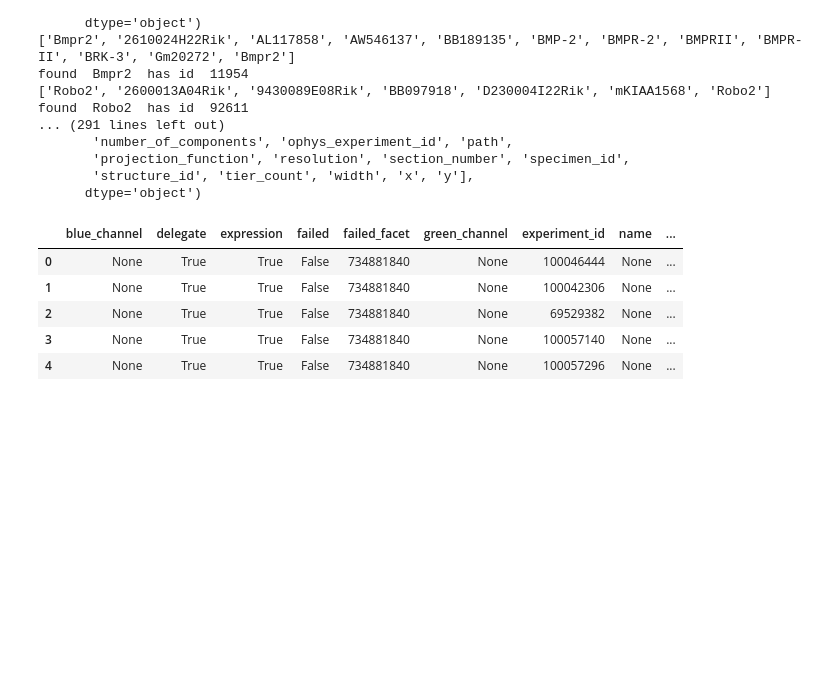
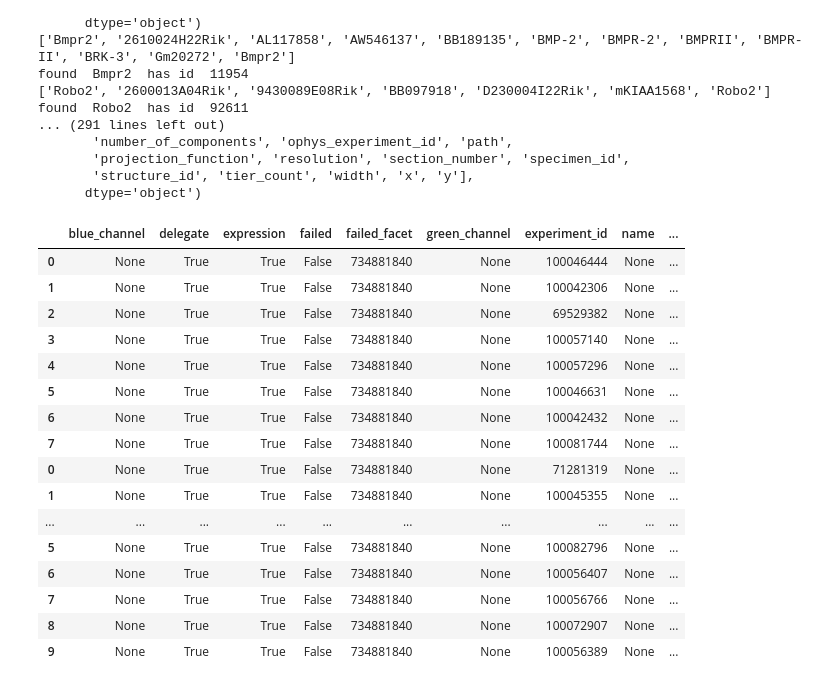
Before and after one commit to seunginah/olfactory_protein_viz, a Jupyter notebook: notebooks/1_ingestion.ipynb, the cells around one changed output. Saved outputs shown, nothing was run; the diff lists cells and outputs as text; code cells hidden in the pictures; blank space fills up the shorter version.

```diff
--- a/notebooks/1_ingestion.ipynb
+++ b/notebooks/1_ingestion.ipynb
@@ -98,12 +110,23 @@ found  Robo2  has id  92611
        'structure_id', 'tier_count', 'width', 'x', 'y'],
       dtype='object')
 # %%
-exp_data.head()
+exp_data
 # %% [output]
 |  | blue_channel | delegate | expression | failed | failed_facet | green_channel | experiment_id | name | ... |
 | 0 | None | True | True | False | 734881840 | None | 100046444 | None | ... |
 | 1 | None | True | True | False | 734881840 | None | 100042306 | None | ... |
 | 2 | None | True | True | False | 734881840 | None | 69529382 | None | ... |
 | 3 | None | True | True | False | 734881840 | None | 100057140 | None | ... |
 | 4 | None | True | True | False | 734881840 | None | 100057296 | None | ... |
+| 5 | None | True | True | False | 734881840 | None | 100046631 | None | ... |
+| 6 | None | True | True | False | 734881840 | None | 100042432 | None | ... |
+| 7 | None | True | True | False | 734881840 | None | 100081744 | None | ... |
+| 0 | None | True | True | False | 734881840 | None | 71281319 | None | ... |
+| 1 | None | True | True | False | 734881840 | None | 100045355 | None | ... |
+| ... | ... | ... | ... | ... | ... | ... | ... | ... | ... |
+| 5 | None | True | True | False | 734881840 | None | 100082796 | None | ... |
+| 6 | None | True | True | False | 734881840 | None | 100056407 | None | ... |
+| 7 | None | True | True | False | 734881840 | None | 100056766 | None | ... |
+| 8 | None | True | True | False | 734881840 | None | 100072907 | None | ... |
+| 9 | None | True | True | False | 734881840 | None | 100056389 | None | ... |
 # %%
```
Also changed, not shown: parts of 2 cells of this notebook, 5 other files.
